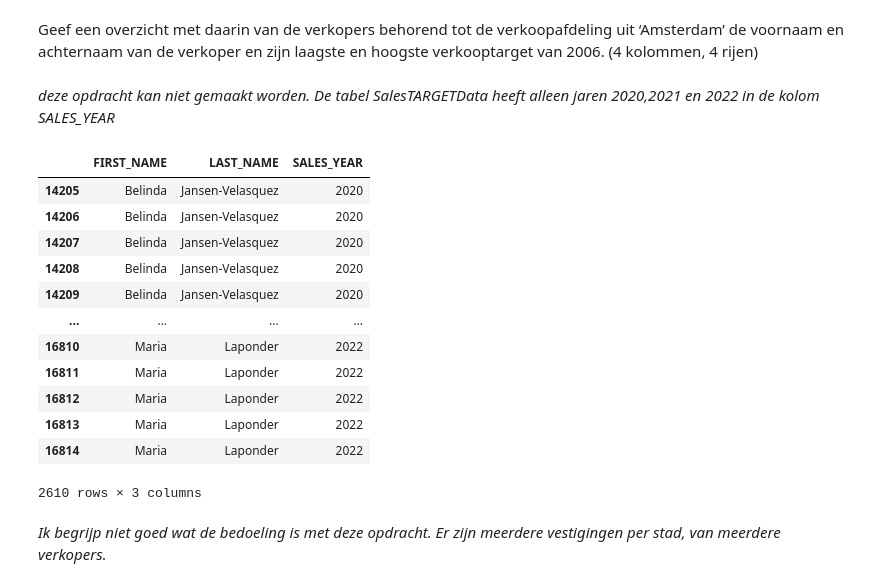
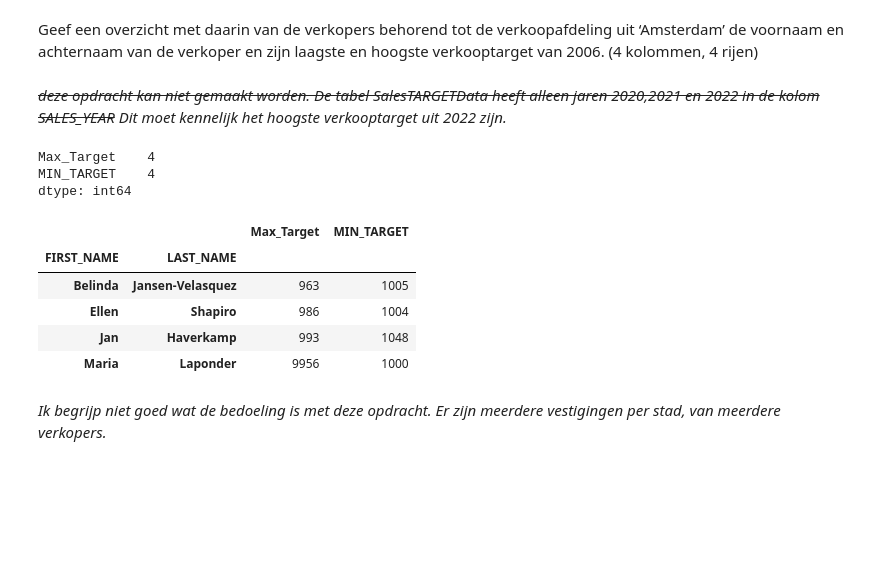
Before and after one commit to DKnightAnon/DEDS_repository, a Jupyter notebook: Practicum_2.3_Opdrachten.ipynb, the cells around one changed output. Drawn from its saved outputs; the diff is of its cells as text; code cells hidden in the pictures; blank space fills up the shorter version.

Commit message:
Antwoord op opdracht aangepast.

```diff
--- a/Practicum_2.3_Opdrachten.ipynb
+++ b/Practicum_2.3_Opdrachten.ipynb
@@ -640,36 +640,34 @@ quantitySold_ofTypeCookingGear()
 # %% [markdown]
 Geef een overzicht met daarin van de verkopers behorend tot de verkoopafdeling uit ‘Amsterdam’ de voornaam en achternaam van de verkoper en zijn laagste en hoogste verkooptarget van 2006. (4 kolommen, 4 rijen)
 # %% [markdown]
-*deze opdracht kan niet gemaakt worden. De tabel SalesTARGETData heeft alleen jaren 2020,2021 en 2022 in de kolom SALES_YEAR*
+~~*deze opdracht kan niet gemaakt worden. De tabel SalesTARGETData heeft alleen jaren 2020,2021 en 2022 in de kolom SALES_YEAR*~~
+*Dit moet kennelijk het hoogste verkooptarget uit 2022 zijn.*
 # %%
 def salesStaff_Amsterdam_2006Targets() :
     staff_branch = pd.merge(sales_staff,sales_branch,left_on="SALES_BRANCH_CODE",how="left",right_on="SALES_BRANCH_CODE")
     staff_branch_targets = pd.merge(staff_branch,target,left_on="SALES_STAFF_CODE",how="left",right_on="SALES_STAFF_CODE")
     city_filter = (staff_branch_targets["CITY"] == "Amsterdam")
-    year_filter = (staff_branch_targets["SALES_YEAR"] == 2006)
-    staff_branch_targets_cityFiltered = staff_branch_targets.loc[(city_filter),["FIRST_NAME","LAST_NAME","SALES_YEAR"]]
+    year_filter = (staff_branch_targets["SALES_YEAR"] == "2022")
+    staff_branch_targets_cityFiltered = staff_branch_targets.loc[(city_filter),["FIRST_NAME","LAST_NAME","SALES_YEAR","SALES_TARGET"]]
     staff_branch_targets_yearFiltered = staff_branch_targets_cityFiltered.loc[(year_filter),:]
+    staff_branch_targets_aggregate = staff_branch_targets_yearFiltered.groupby(["FIRST_NAME","LAST_NAME"]).aggregate(Max_Target=("SALES_TARGET","max"),MIN_TARGET=("SALES_TARGET","min"))
 
 
 
-
-    display(staff_branch_targets_cityFiltered)
+    print(staff_branch_targets_aggregate.count())
+    display(staff_branch_targets_aggregate)
 
 salesStaff_Amsterdam_2006Targets()
 # %% [output]
+Max_Target    4
+MIN_TARGET    4
+dtype: int64
-|  | FIRST_NAME | LAST_NAME | SALES_YEAR |
-| 14205 | Belinda | Jansen-Velasquez | 2020 |
-| 14206 | Belinda | Jansen-Velasquez | 2020 |
-| 14207 | Belinda | Jansen-Velasquez | 2020 |
-| 14208 | Belinda | Jansen-Velasquez | 2020 |
-| 14209 | Belinda | Jansen-Velasquez | 2020 |
-| ... | ... | ... | ... |
-| 16810 | Maria | Laponder | 2022 |
-| 16811 | Maria | Laponder | 2022 |
-| 16812 | Maria | Laponder | 2022 |
-| 16813 | Maria | Laponder | 2022 |
-| 16814 | Maria | Laponder | 2022 |
+|  |  | Max_Target | MIN_TARGET |
+| FIRST_NAME | LAST_NAME |  |  |
+| Belinda | Jansen-Velasquez | 963 | 1005 |
+| Ellen | Shapiro | 986 | 1004 |
+| Jan | Haverkamp | 993 | 1048 |
+| Maria | Laponder | 9956 | 1000 |
-2610 rows × 3 columns
 # %% [markdown]
 *Ik begrijp niet goed wat de bedoeling is met deze opdracht. Er zijn meerdere vestigingen per stad, van meerdere verkopers.*
 # %% [markdown]
```
